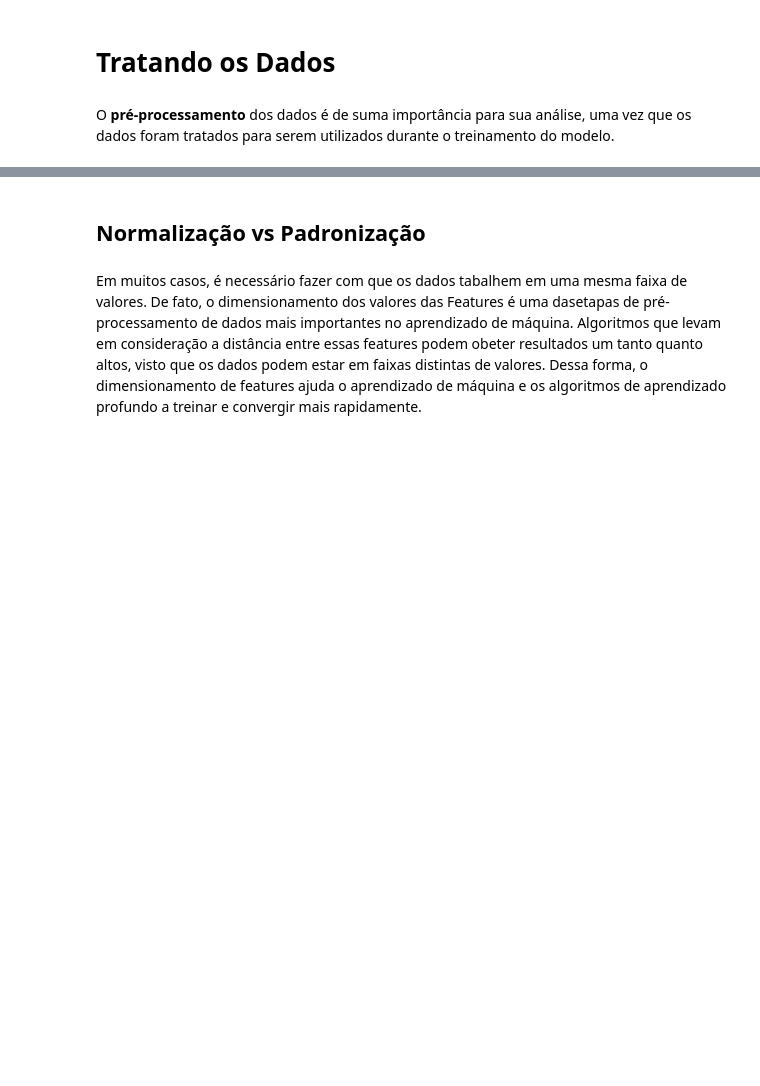
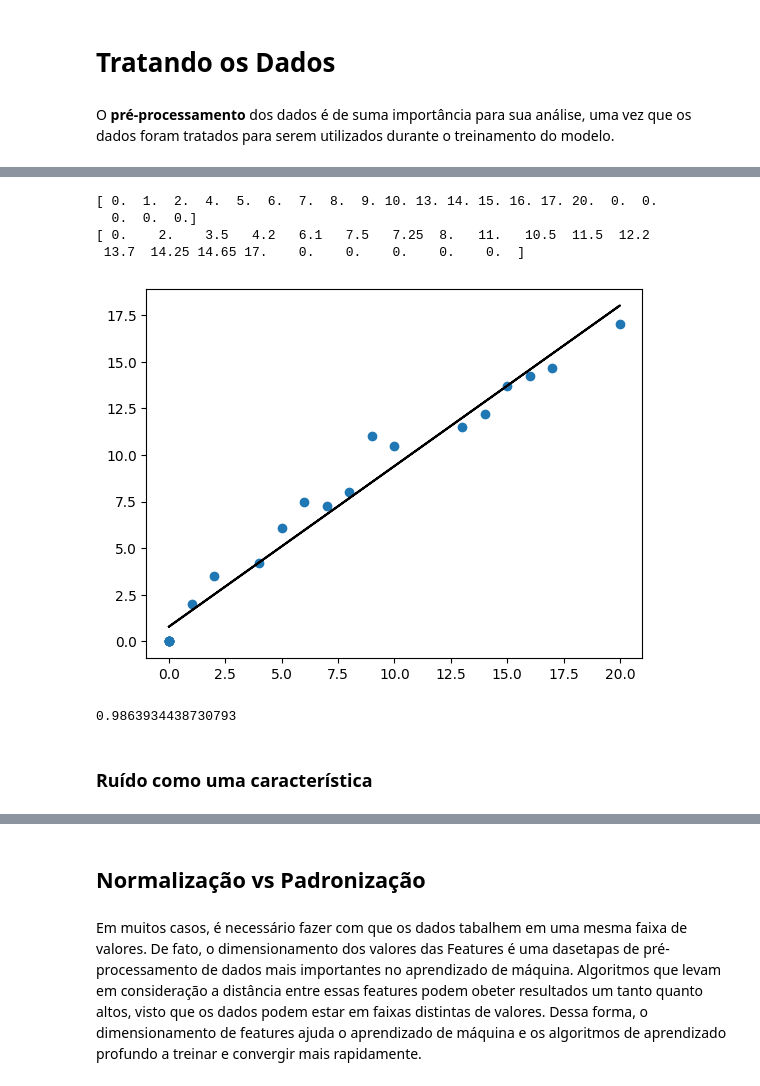
Before and after one commit to Joaohsd/artificial-intelligence, a Jupyter notebook: Materiais/Notebooks/Introducao/dataAnalysis.ipynb, the cells around one changed output, grey strips where cells are left out. Saved outputs shown, nothing was run; the diff lists cells and outputs as text; code cells hidden in the pictures; blank space fills up the shorter version.

```diff
--- a/Materiais/Notebooks/Introducao/dataAnalysis.ipynb
+++ b/Materiais/Notebooks/Introducao/dataAnalysis.ipynb
@@ -8,0 +77,37 @@ O **pré-processamento** dos dados é de suma importância para sua análise, um
+# %%
+x_new = np.zeros(npoints, dtype = float)
+y_new = np.zeros(npoints, dtype = float)
+
+k = 0
+
+for i  in range(len(mymodel)):
+    if(abs(y[i] - mymodel[i]) <= y_var):
+        y_new[k] = y[i]
+        x_new[k] = x[i]
+        k = k + 1
+
+print(x_new)
+print(y_new)
+
+# Utilizando a regressão linear para recriação do modelo matemático preditivo
+slope, intercept, r, p, std_err = stats.linregress(x_new, y_new)
+
+# Mapeando os valores de x e o modelo preditivo
+mymodel = list(map(myfunc, x_new))
+
+plt.scatter(x_new, y_new)
+plt.plot(x_new, mymodel, 'k')
+plt.show()
+# %% [output]
+[ 0.  1.  2.  4.  5.  6.  7.  8.  9. 10. 13. 14. 15. 16. 17. 20.  0.  0.
+  0.  0.  0.]
+[ 0.    2.    3.5   4.2   6.1   7.5   7.25  8.   11.   10.5  11.5  12.2
+ 13.7  14.25 14.65 17.    0.    0.    0.    0.    0.  ]
+[figure, added]
+# %%
+# Melhora efetiva na correlação, retirando os outliers
+print(r)
+# %% [output]
+0.9863934438730793
+# %% [markdown]
+### **Ruído como uma característica**
```
Also changed, not shown: parts of 15 cells of this notebook, 3 other files.
